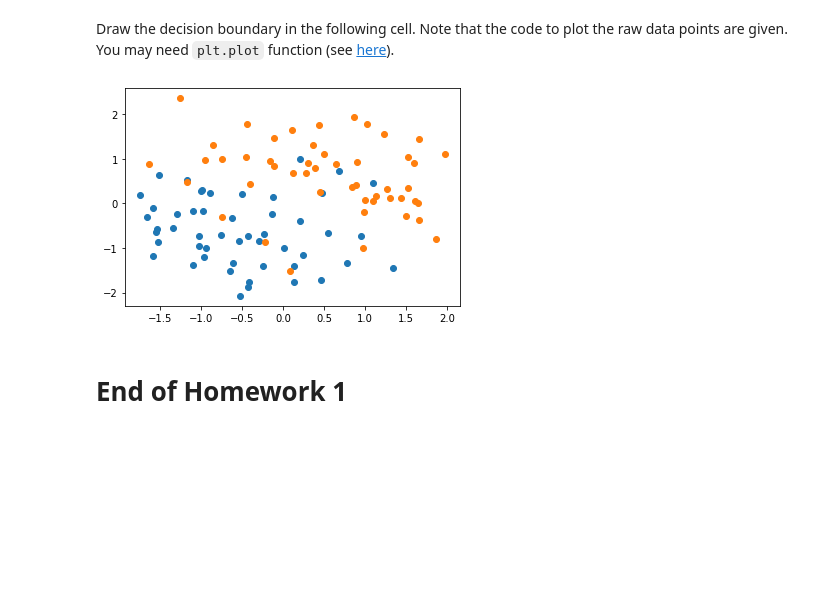
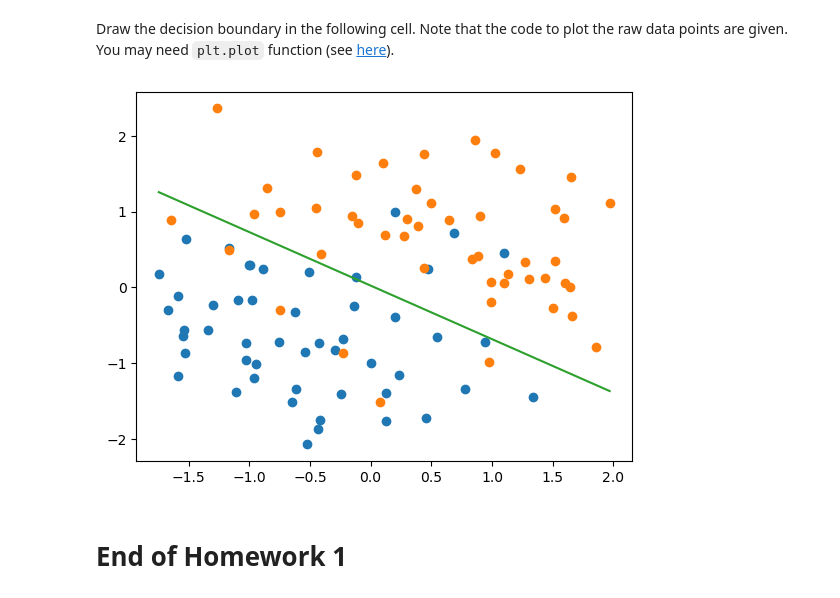
Before and after one commit to warrenwallis/CS145, a Jupyter notebook: hw1/hw1.ipynb, the cells around one changed output. Drawn from its saved outputs; the diff is of its cells as text; code cells hidden in the pictures; blank space fills up the shorter version.

```diff
--- a/hw1/hw1.ipynb
+++ b/hw1/hw1.ipynb
@@ -252,6 +274,8 @@ lm.normalize()
 #========================#
 # STRART YOUR CODE HERE  #
 #========================#
+beta = lm.train('0')
+training_accuracy = lm.compute_accuracy(lm.predict(lm.train_x, beta), lm.train_y)
 
 #========================#
 #   END YOUR CODE HERE   #
@@ -274,21 +299,29 @@ Draw the decision boundary in the following cell. Note that the code to plot the
 # %%
 # scatter plot the raw data
 df = pd.concat([lm.train_x, lm.train_y], axis=1)
 groups = df.groupby("y")
 for name, group in groups:
     plt.plot(group["x1"], group["x2"], marker="o", linestyle="", label=name)
 
 # plot the decision boundary on top of the scattered points
 x1_vec = np.linspace(lm.train_x["x1"].min(),lm.train_x["x1"].max(),2)  ## x axis of the boundary is also given
 #========================#
 # STRART YOUR CODE HERE  #
 #========================#
 
+x2 = -(beta[0] + beta[1]*x1_vec) / beta[2]
+plt.plot(x1_vec, x2)
+
+
+# z = beta[0] + beta[1]x1 + beta[2]x2
+# x2 = (z - beta[0] - beta[1]x1) / beta[2]
+# z = 0 => probability is 0.5 which is boundary
+
 #========================#
 #   END YOUR CODE HERE   #
 #========================#
 plt.show()
 # %% [output]
-[figure, old version]
+[figure, new version]
 # %% [markdown]
 # End of Homework 1
```
Also changed, not shown: parts of 6 cells of this notebook, 1 other file.
